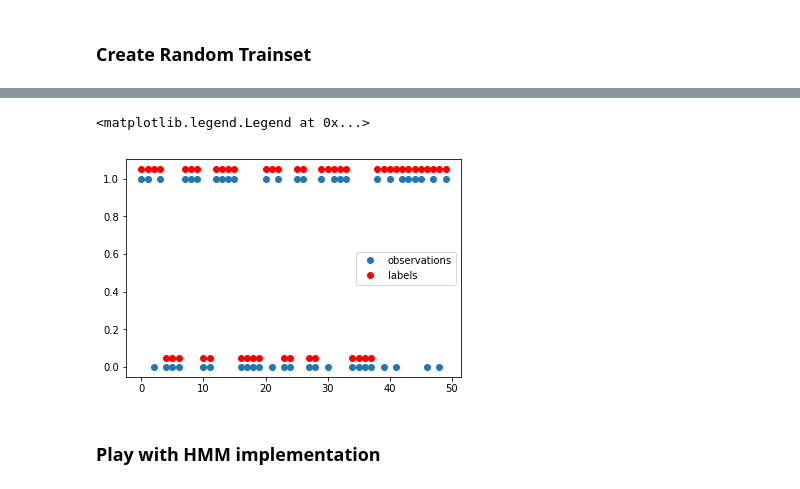
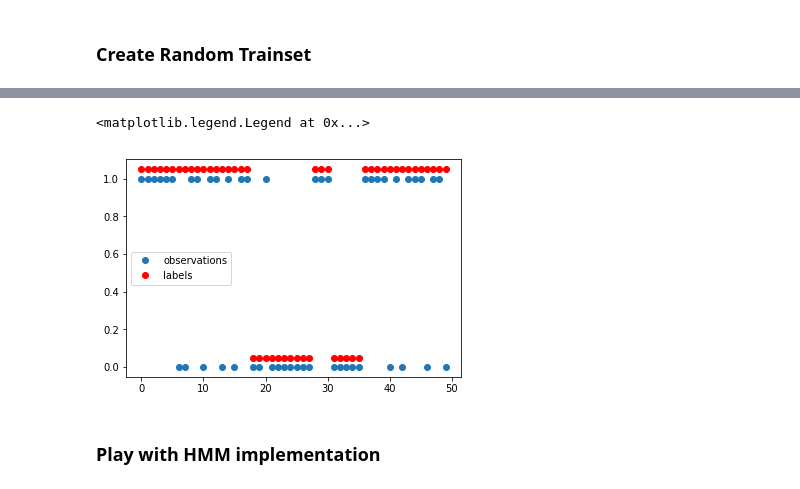
Before and after one commit to shaharazulay/hidden-markov-models, a Jupyter notebook: hmm/test.ipynb, the cells around one changed output, grey strips where cells are left out. Cells and saved outputs as stored; diff of their text form; code cells hidden in the pictures.

```diff
--- a/hmm/test.ipynb
+++ b/hmm/test.ipynb
@@ -63,12 +63,12 @@ Wall time: 2.15 s
 X_dataset = np.array([np.array(xi) for xi in X_dataset])
 y_dataset = np.array([np.array(yi) for yi in y_dataset])
 # %%
-plot(X_dataset[-1], 'o')
-plot(y_dataset[-1] + 0.05, 'ro')
+plot(X_dataset[0], 'o')
+plot(y_dataset[0] + 0.05, 'ro')
 legend(['observations', 'labels'])
 # %% [output]
 <matplotlib.legend.Legend at 0x...>
-[figure, old version]
+[figure, new version]
 # %% [markdown]
 ### Play with HMM implementation
 # %%
```
Also changed, not shown: parts of 21 cells of this notebook, 3 other files.
